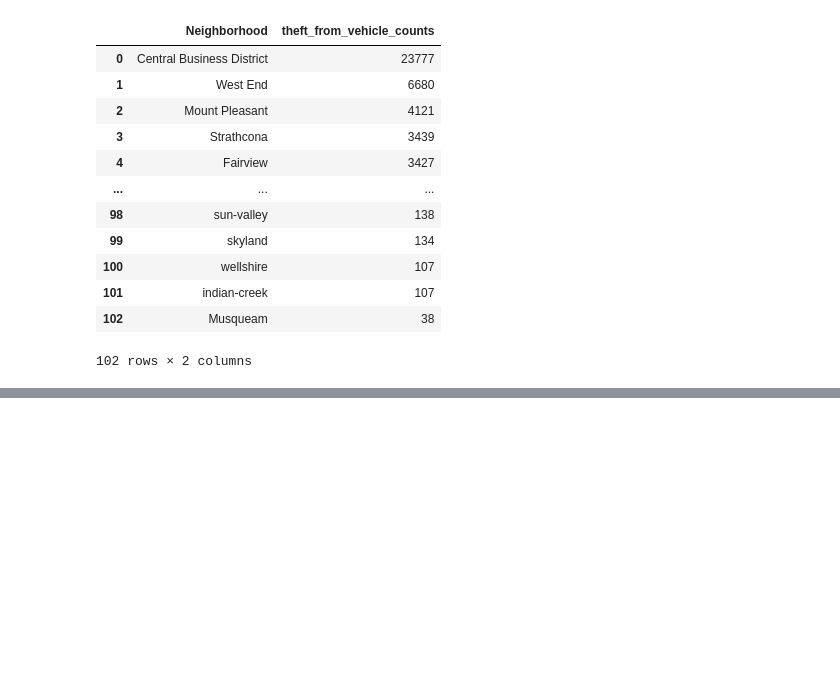
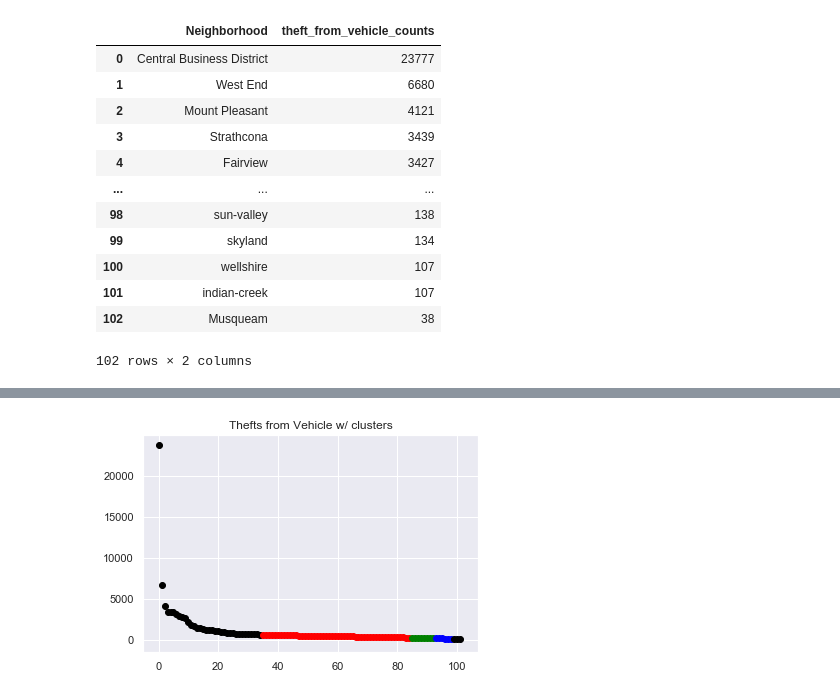
Before and after one commit to ZarifS/crime-stats, a Jupyter notebook: machine_learning/clustering/DBSCAN-clustering.ipynb, the cells around one changed output, grey strips where cells are left out. Cells and saved outputs as stored; diff of their text form; code cells hidden in the pictures; blank space fills up the shorter version.

```diff
--- a/machine_learning/clustering/DBSCAN-clustering.ipynb
+++ b/machine_learning/clustering/DBSCAN-clustering.ipynb
@@ -91,0 +91,8 @@ ax.scatter(data_encoded[:2], data_encoded[data_encoded:,1], c=colors, s=120)
+# %%
+model = DBSCAN(eps = 44.0227214, min_samples = 10).fit(data_encoded)
+core_samples_mask = np.zeros_like(db.labels_, dtype=bool)
+core_samples_mask[db.core_sample_indices_] = True
+# %%
+labels = model.labels_
+# Number of clusters in labels, ignoring noise if present.
+n_clusters_ = len(set(labels)) - (1 if -1 in labels else 0)
@@ -91,0 +129,3 @@ ax.scatter(data_encoded[:2], data_encoded[data_encoded:,1], c=colors, s=120)
+# %%
+data['cluster'] = labels
+data.head()
@@ -91,0 +139,12 @@ ax.scatter(data_encoded[:2], data_encoded[data_encoded:,1], c=colors, s=120)
+# %%
+#Plot data with clusters
+my_colors = {0:'red', 1:'green', 2:'blue', -1: 'black'}
+plt.plot()
+plt.title('Thefts from Vehicle w/ clusters')
+
+for idx, sample in enumerate(data.values):
+    plt.scatter(idx, sample[1], color=my_colors.get(sample[2]))
+
+plt.show()
+# %% [output]
+[figure, added]
```
Also changed, not shown: parts of 15 cells of this notebook, 4 other files.
